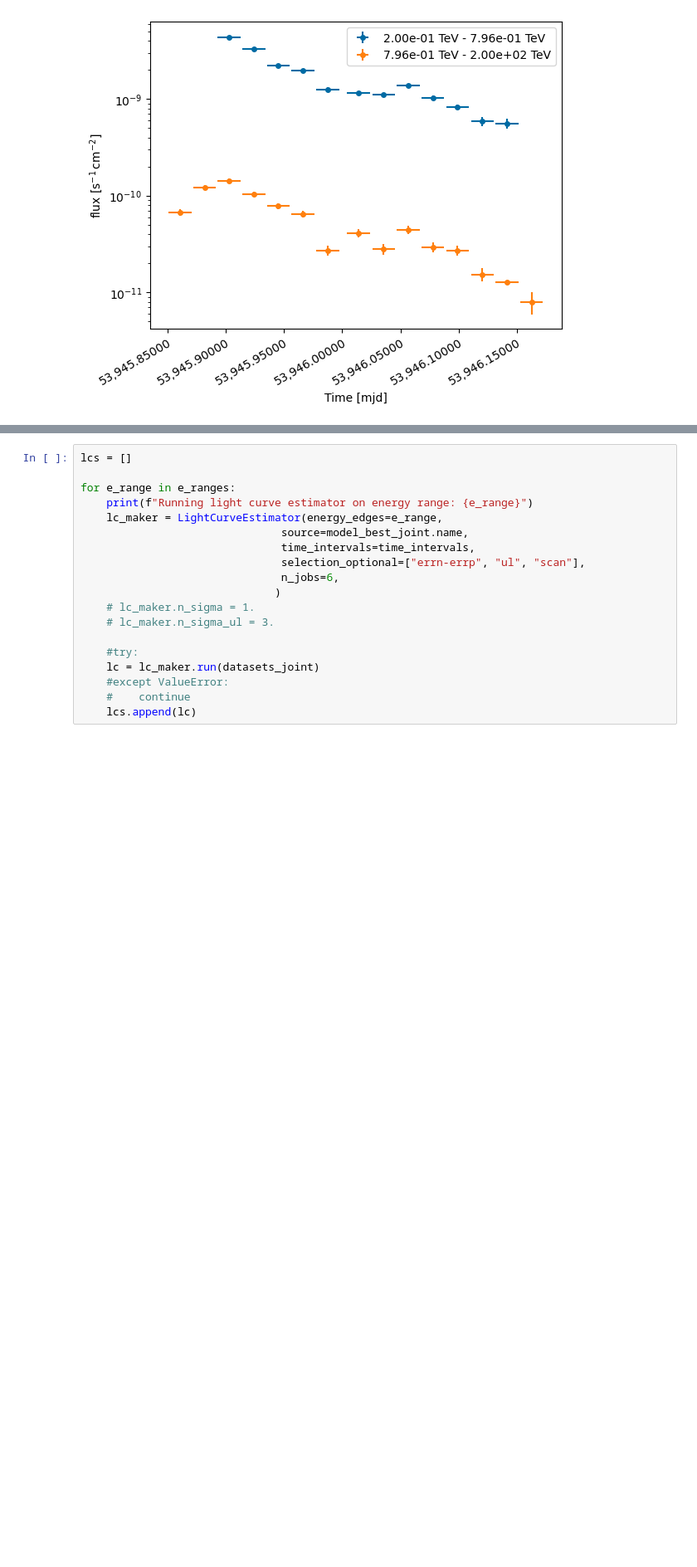
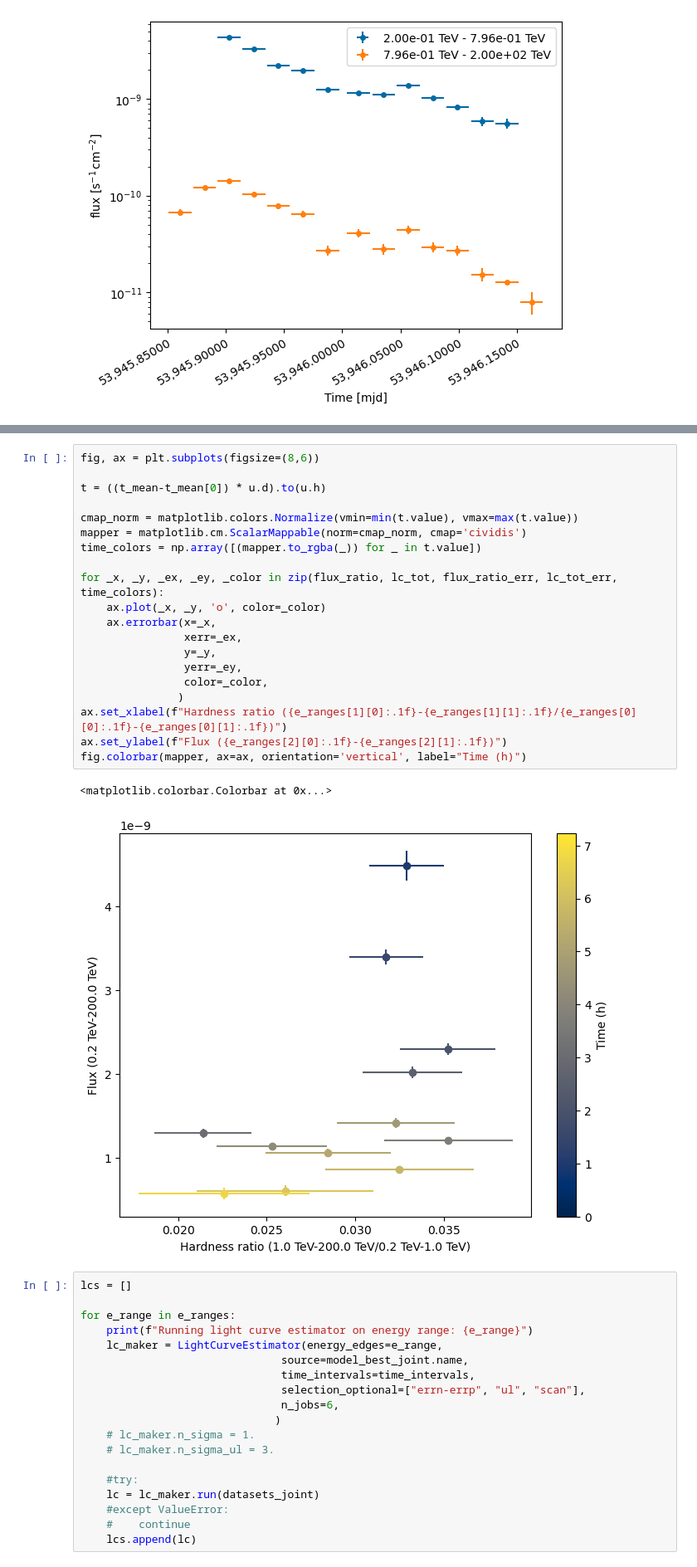
Before and after one commit to bkhelifi/CADS_2024, a Jupyter notebook: Beginners_handson/5. Timing analysis/5. Timing analysis - correction.ipynb, the cells around one changed output, grey strips where cells are left out. Shown at 83% size. Saved outputs shown, nothing was run; the diff lists cells and outputs as text; blank space fills up the shorter version.

```diff
--- a/Beginners_handson/5. Timing analysis/5. Timing analysis - correction.ipynb
+++ b/Beginners_handson/5. Timing analysis/5. Timing analysis - correction.ipynb
@@ -306,3 +333,26 @@ lc.plot(sed_type="flux", time_format="mjd", axis_name="time")
+# %%
+fig, ax = plt.subplots(figsize=(8,6))
+
+t = ((t_mean-t_mean[0]) * u.d).to(u.h)
+
+cmap_norm = matplotlib.colors.Normalize(vmin=min(t.value), vmax=max(t.value))
+mapper = matplotlib.cm.ScalarMappable(norm=cmap_norm, cmap='cividis')
+time_colors = np.array([(mapper.to_rgba(_)) for _ in t.value])
+
+for _x, _y, _ex, _ey, _color in zip(flux_ratio, lc_tot, flux_ratio_err, lc_tot_err, time_colors):
+    ax.plot(_x, _y, 'o', color=_color)
+    ax.errorbar(x=_x,
+                xerr=_ex,
+                y=_y,
+                yerr=_ey,
+                color=_color,
+               )
+ax.set_xlabel(f"Hardness ratio ({e_ranges[1][0]:.1f}-{e_ranges[1][1]:.1f}/{e_ranges[0][0]:.1f}-{e_ranges[0][1]:.1f})")
+ax.set_ylabel(f"Flux ({e_ranges[2][0]:.1f}-{e_ranges[2][1]:.1f})")
+fig.colorbar(mapper, ax=ax, orientation='vertical', label="Time (h)")
+# %% [output]
+<matplotlib.colorbar.Colorbar at 0x...>
+[figure, added]
 # %%
 lcs = []
 
```
Also changed, not shown: parts of 16 cells of this notebook.
